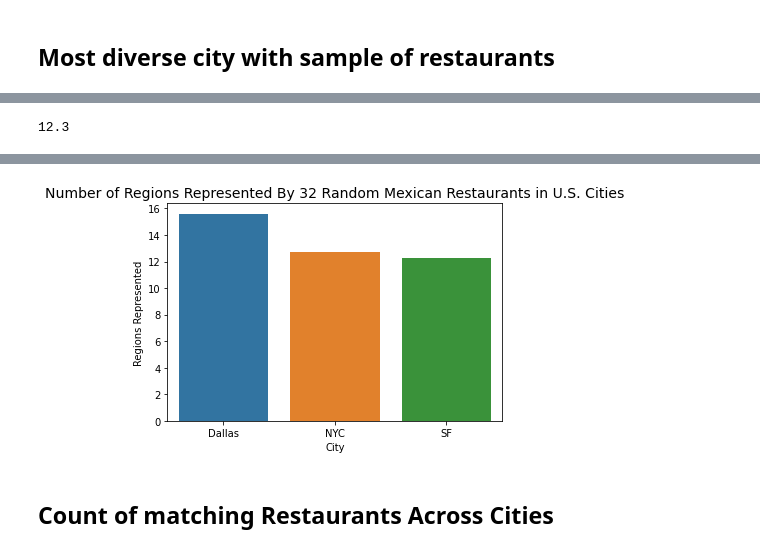
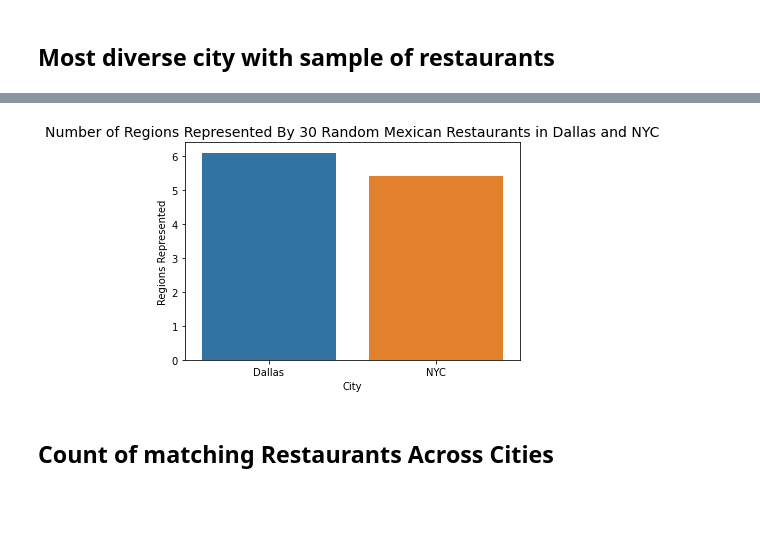
Before and after one commit to gregfeliu/Mexican_Immigration_Through_Restaurant_Names, a Jupyter notebook: Analysis.ipynb, the cells around one changed output, grey strips where cells are left out. Saved outputs shown, nothing was run; the diff lists cells and outputs as text; code cells hidden in the pictures; blank space fills up the shorter version.

```diff
--- a/Analysis.ipynb
+++ b/Analysis.ipynb
@@ -459,5 +446,0 @@ nyc_rest_count_mean
-# %%
-sf_rest_count_mean = get_10_samples_of_rand_regions("SF")
-sf_rest_count_mean
-# %% [output]
-12.3
@@ -464,13 +451,13 @@ sf_rest_count_mean
 # %%
-ax = sns.barplot(x = ['Dallas', "NYC", "SF"], y = [15.6, 12.7, 12.3])
-ax.set_title("Number of Regions Represented By 32 Random Mexican Restaurants in U.S. Cities", fontsize=14)
+ax = sns.barplot(x = ['Dallas', "NYC"], y = [6.1, 5.4])
+ax.set_title("Number of Regions Represented By 30 Random Mexican Restaurants in Dallas and NYC", fontsize=14)
 ax.set_ylabel("Regions Represented")
 ax.set_xlabel("City")
 # plt.savefig("./my_saved_data/Count_of_regions_for_sampled_restaurants.png", bbox_inches='tight')
 # %% [output]
 [interactive output not drawn]
 [interactive output not drawn]
-[figure, old version]
+[figure, new version]
 # %% [markdown]
 ## Count of matching Restaurants Across Cities
 # %%
```
Also changed, not shown: parts of 169 cells of this notebook, 1 other file.
